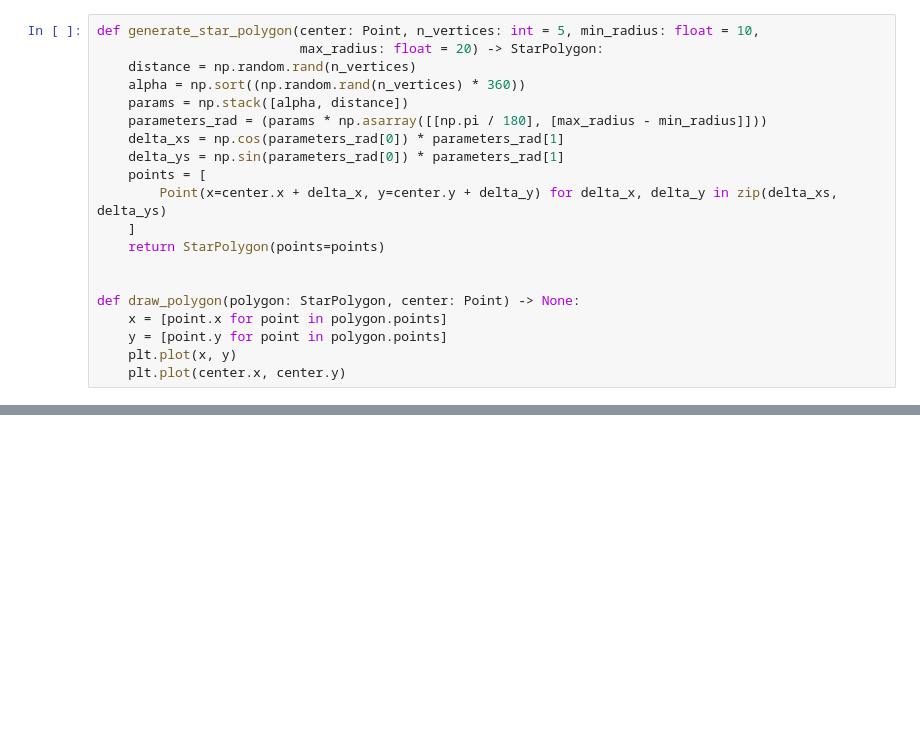
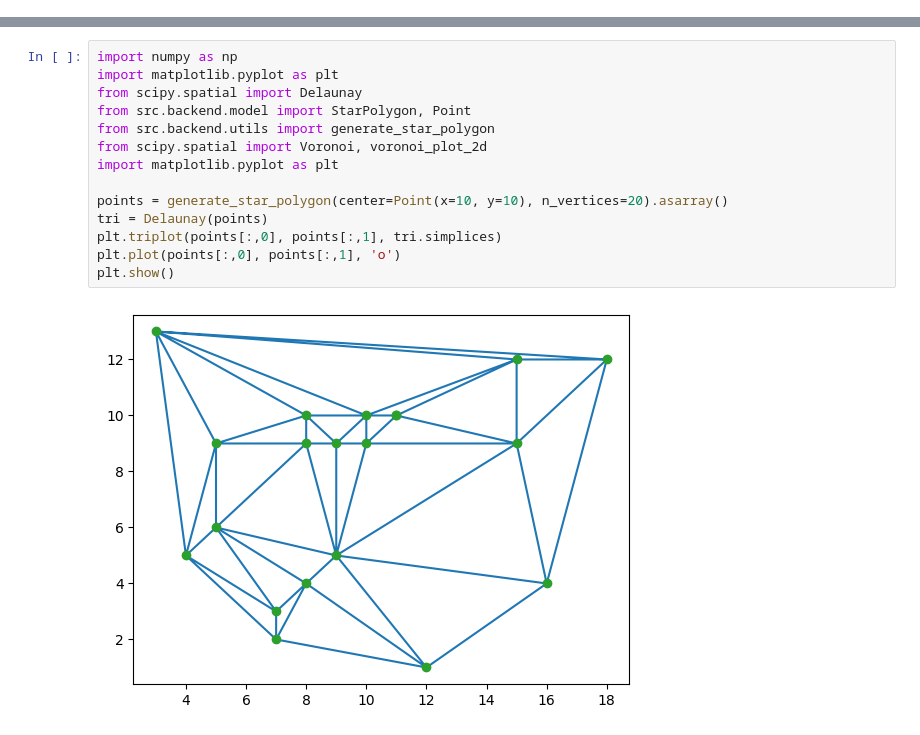
Before and after one commit to stupidcucumber/geometry-lab, a Jupyter notebook: testing.ipynb, the cells around one changed output, grey strips where cells are left out. Saved outputs shown, nothing was run; the diff lists cells and outputs as text; blank space fills up the shorter version.

```diff
--- a/testing.ipynb
+++ b/testing.ipynb
@@ -6,20 +0,0 @@ import numpy as np
-# %%
-def generate_star_polygon(center: Point, n_vertices: int = 5, min_radius: float = 10,
-                          max_radius: float = 20) -> StarPolygon:
-    distance = np.random.rand(n_vertices)
-    alpha = np.sort((np.random.rand(n_vertices) * 360))
-    params = np.stack([alpha, distance])
-    parameters_rad = (params * np.asarray([[np.pi / 180], [max_radius - min_radius]]))
-    delta_xs = np.cos(parameters_rad[0]) * parameters_rad[1]
-    delta_ys = np.sin(parameters_rad[0]) * parameters_rad[1]
-    points = [
-        Point(x=center.x + delta_x, y=center.y + delta_y) for delta_x, delta_y in zip(delta_xs, delta_ys)
-    ]
-    return StarPolygon(points=points)
-
-
-def draw_polygon(polygon: StarPolygon, center: Point) -> None:
-    x = [point.x for point in polygon.points]
-    y = [point.y for point in polygon.points]
-    plt.plot(x, y)
-    plt.plot(center.x, center.y)
@@ -31,0 +48,16 @@ draw_polygon(polygon=polygon, center=center)
+# %%
+import numpy as np
+import matplotlib.pyplot as plt
+from scipy.spatial import Delaunay
+from src.backend.model import StarPolygon, Point
+from src.backend.utils import generate_star_polygon
+from scipy.spatial import Voronoi, voronoi_plot_2d
+import matplotlib.pyplot as plt
+
+points = generate_star_polygon(center=Point(x=10, y=10), n_vertices=20).asarray()
+tri = Delaunay(points)
+plt.triplot(points[:,0], points[:,1], tri.simplices)
+plt.plot(points[:,0], points[:,1], 'o')
+plt.show()
+# %% [output]
+[figure, added]
```
Also changed, not shown: parts of 6 cells of this notebook, 5 other files.
